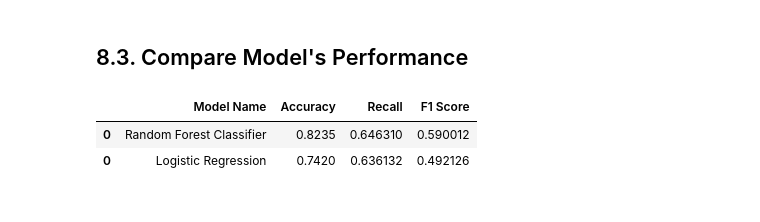
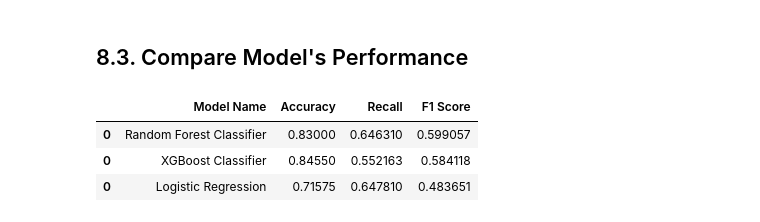
Before and after one commit to Gutscs/Client-Churn-Prediction, a Jupyter notebook: notebooks/churn_pred_cycle-2.ipynb, the cells around one changed output. Saved outputs shown, nothing was run; the diff lists cells and outputs as text; code cells hidden in the pictures.

```diff
--- a/notebooks/churn_pred_cycle-2.ipynb
+++ b/notebooks/churn_pred_cycle-2.ipynb
@@ -581,13 +673,13 @@ final_cols_selected = X_train.columns
 # %% [markdown]
 # 8. Machine Learning Model
 # %%
-x_train = X_train[ final_cols_selected ]
+x_train_bal = X_train_bal[ final_cols_selected ]
 x_test = X_test[ final_cols_selected ]
 # %% [markdown]
 ## 8.1. Logistic Regression
 # %%
 # model
-lr_model = LogisticRegression().fit( x_train, y_train )
+lr_model = LogisticRegression( random_state=42 ).fit( x_train_bal, y_train_bal )
 
 # prediction
 y_pred_lr = lr_model.predict( x_test )
@@ -608,7 +704,7 @@ plot_lift_gain_curves([gains], [lifts], ['Logistic Regression'], churn_ratio=0.2
 ## 8.2. Random Forest Classifier
 # %%
 # model
-rf_model = RandomForestClassifier().fit( x_train, y_train )
+rf_model = RandomForestClassifier( random_state=42 ).fit( x_train_bal, y_train_bal )
 
 # prediction
 y_pred_rf = rf_model.predict( x_test )
@@ -627,0 +730,10 @@ plot_lift_gain_curves([gains], [lifts], ['Random Forest Classifier'], churn_rati
+# %%
+# model
+xgb_model = XGBClassifier( random_state=42 ).fit( x_train_bal, y_train_bal )
+
+# prediction
+y_pred_xgb = xgb_model.predict( x_test )
+
+# performance
+xgb_result = ml_metrics( 'XGBoost Classifier', y_test, y_pred_xgb )
+xgb_result
@@ -628,9 +754,10 @@ plot_lift_gain_curves([gains], [lifts], ['Random Forest Classifier'], churn_rati
 # %% [markdown]
 ## 8.3. Compare Model's Performance
 # %%
-modelling_result = pd.concat( [lr_result, rf_result] )
+modelling_result = pd.concat( [lr_result, rf_result, xgb_result] )
 modelling_result.sort_values( 'F1 Score', ascending=False )
 # %% [output]
 |  | Model Name | Accuracy | Recall | F1 Score |
-| 0 | Random Forest Classifier | 0.8235 | 0.646310 | 0.590012 |
-| 0 | Logistic Regression | 0.7420 | 0.636132 | 0.492126 |
+| 0 | Random Forest Classifier | 0.83000 | 0.646310 | 0.599057 |
+| 0 | XGBoost Classifier | 0.84550 | 0.552163 | 0.584118 |
+| 0 | Logistic Regression | 0.71575 | 0.647810 | 0.483651 |
```
Also changed, not shown: parts of 36 cells of this notebook.
